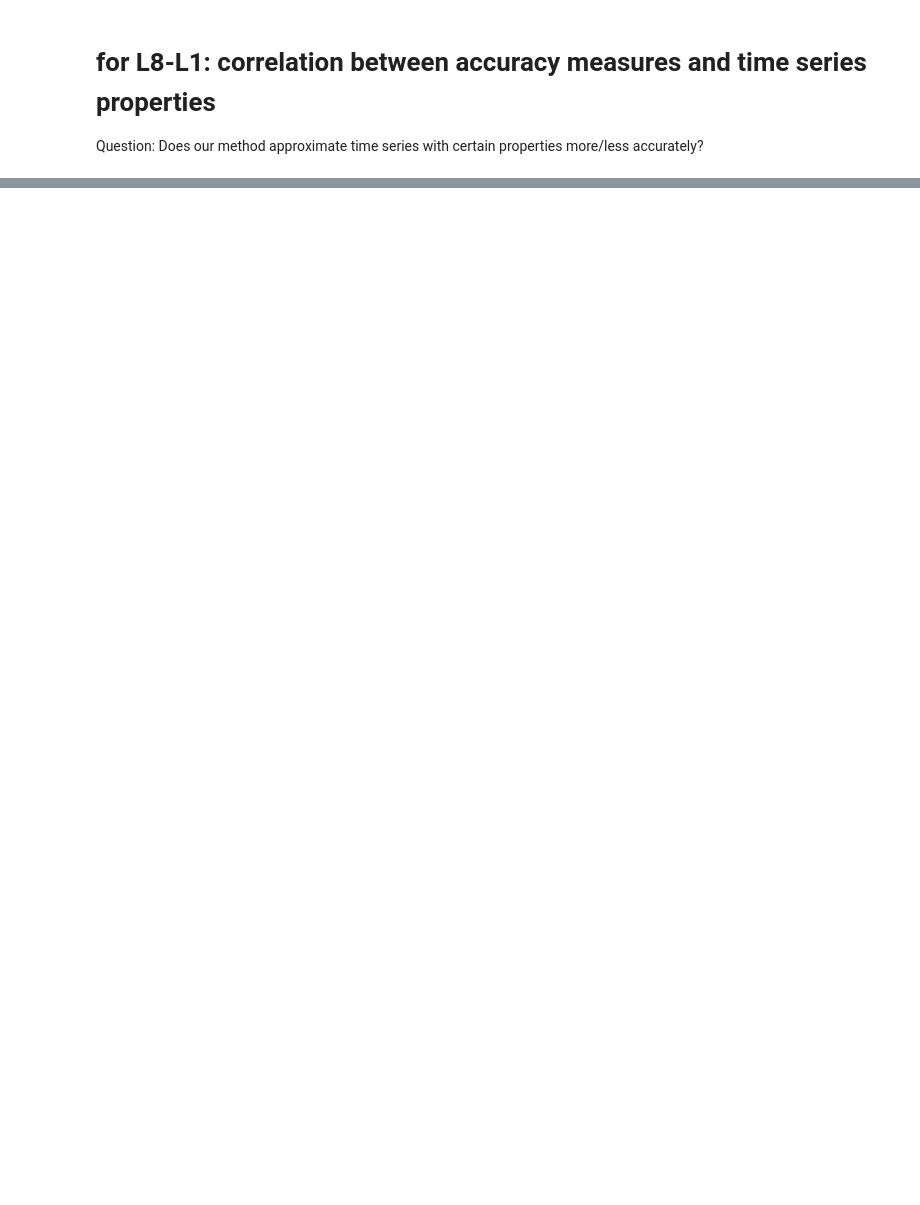
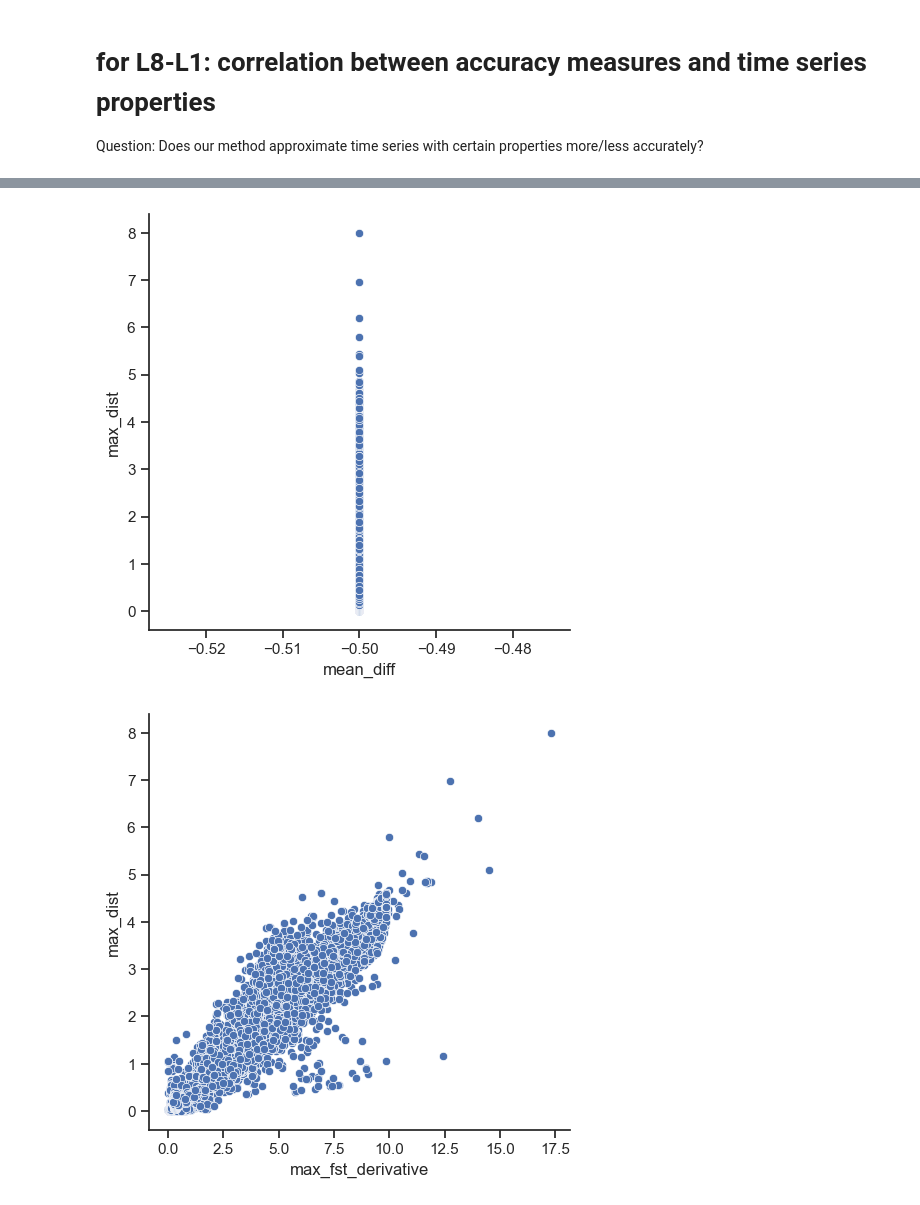
Before and after one commit to veropossumus/splineRegressionExperiments, a Jupyter notebook: e2_results.ipynb, the cells around one changed output, grey strips where cells are left out. Saved outputs shown, nothing was run; the diff lists cells and outputs as text; code cells hidden in the pictures; blank space fills up the shorter version.

```diff
--- a/e2_results.ipynb
+++ b/e2_results.ipynb
@@ -4,9 +4,12 @@ import os
 
 dir_path = "../.."
 #dir_path = "e2_results"
-file_data = "Out_E2_bis-FaceAll.csv"
+file_data = "Out_12_bis_PLAID.csv"
+#file_data = "Out_E2_bis-FaceAll.csv"
 #file_data = "Out_240214_bis-GesturePebble.csv"
 
-colnames = ['dataset', 'num', 'num_data_pts', 'num_outliers_removed','num_coeffs','method','max_dist', 'MSE', 'MAE','mean_diff', 'max_fst_derivative', 'max_snd_derivative','min_fst_derivative','min_snd_derivative','avg_fst_derivative','avg_snd_derivative']
-e2 = pd.read_csv(os.path.join(dir_path, file_data), names=colnames, header=None).drop_duplicates()
+colnames = ['index','dataset', 'num', 'num_data_pts', 'num_outliers_removed','num_coeffs','method','max_dist', 'MSE', 'MAE','mean_diff', 'max_fst_derivative', 'max_snd_derivative','avg_fst_derivative','avg_snd_derivative']
+#e2 = pd.read_csv(os.path.join(dir_path, file_data), names=colnames, header=None,sep=',',index_col=False).drop_duplicates().reset_index()
+e2 = pd.read_csv(os.path.join(dir_path, file_data), names=colnames).drop_duplicates()
+e2 = e2.drop("index",axis=1)
 e2
@@ -147,3 +213,6 @@ sns.pairplot(df_max_l1[['num_data_pts','method','max_dist','mean_diff','max_fst_
 # %%
-for measurement in ['mean_diff','max_fst_derivative','max_snd_derivative','min_fst_derivative','min_snd_derivative','avg_fst_derivative','avg_snd_derivative']:
+for measurement in ['mean_diff','max_fst_derivative','max_snd_derivative','avg_fst_derivative','avg_snd_derivative']:
     sns.relplot(data=df_max_l1, x=measurement, y="max_dist")
+# %% [output]
+[figure, added]
+[figure, added]
```
Also changed, not shown: parts of 11 cells of this notebook, 2 other files.
